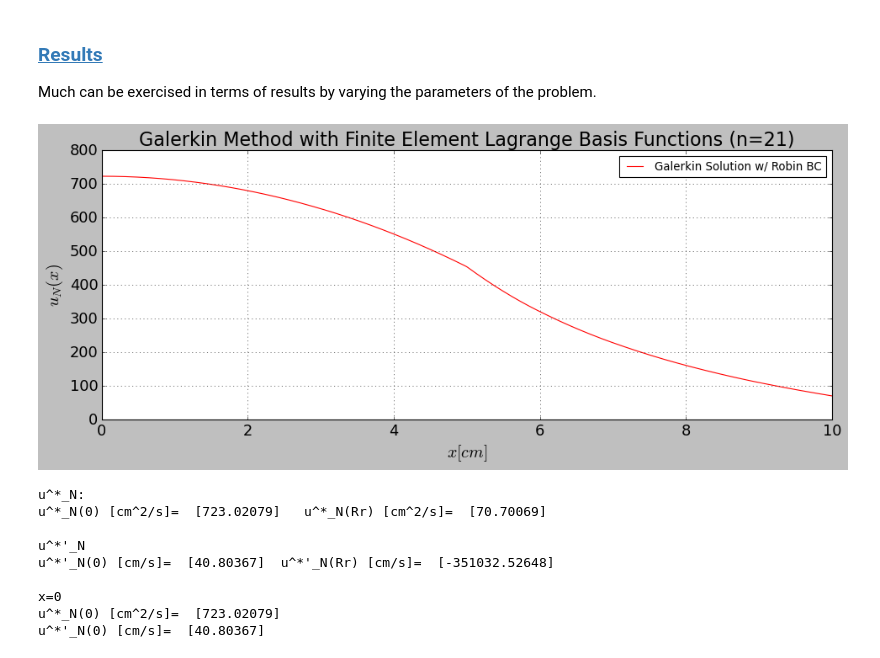
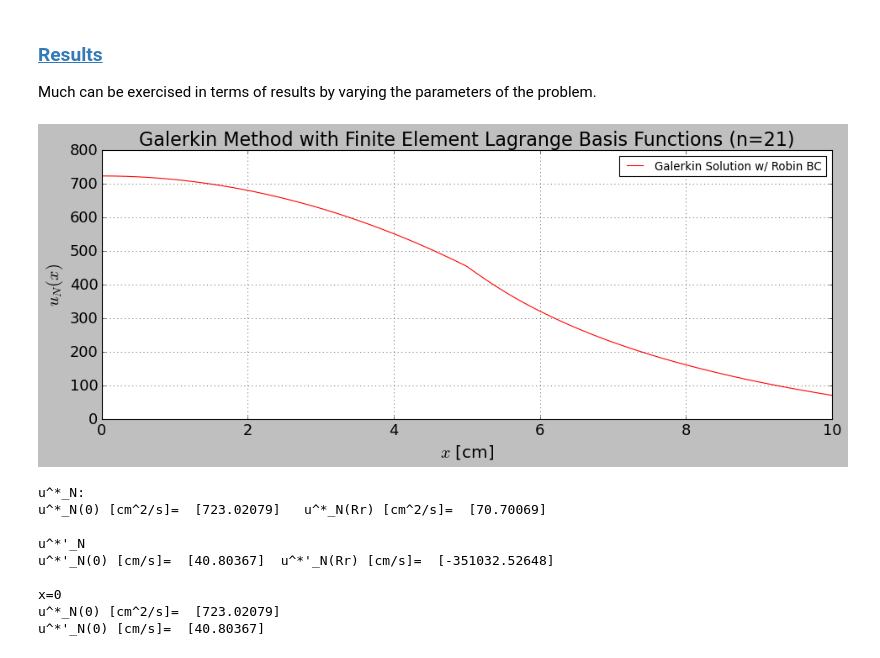
Before and after one commit to dpploy/engy-5050, a Jupyter notebook: notebooks/05-sph-reflected-diff.ipynb, the cells around one changed output. Saved outputs shown, nothing was run; the diff lists cells and outputs as text; code cells hidden in the pictures.

```diff
--- a/notebooks/05-sph-reflected-diff.ipynb
+++ b/notebooks/05-sph-reflected-diff.ipynb
@@ -304,27 +304,27 @@ Much can be exercised in terms of results by varying the parameters of the probl
 # %%
 '''Rayleigh Ritz Method with Lagrange Basis Functions'''
 
 n_pts = 500
 x = np.linspace(r_0, r_r, n_pts)
 u_values = u_star(x)
 
 import matplotlib.pyplot as plt
 #%matplotlib inline
 #plt.style.use('dark_background')
 plt.figure(1, figsize=(14, 5))
 
 plt.plot(x/unit.cm, u_values*unit.cm**2*unit.second, 'r-', label='Galerkin Solution w/ Robin BC')
 
 plt.title(r'Galerkin Method with Finite Element Lagrange Basis Functions (n='+str(len(femlb.basis_func_list))+')', fontsize=20)
 plt.ylabel(r'$u_N(x)$', fontsize=18)
-plt.xlabel(r'$x [cm]$', fontsize=18)
+plt.xlabel(r'$x$ [cm]', fontsize=18)
 plt.xticks(fontsize=16)
 plt.yticks(fontsize=16)
 plt.legend(loc='best',fontsize=12)
 plt.grid(True)
 plt.show()
 # %% [output]
-[figure, old version]
+[figure, new version]
 # %%
 '''Rayleigh-Ritz solution evaluated at the boundaries'''
 
```
Also changed, not shown: parts of 6 cells of this notebook, 4 other files.
